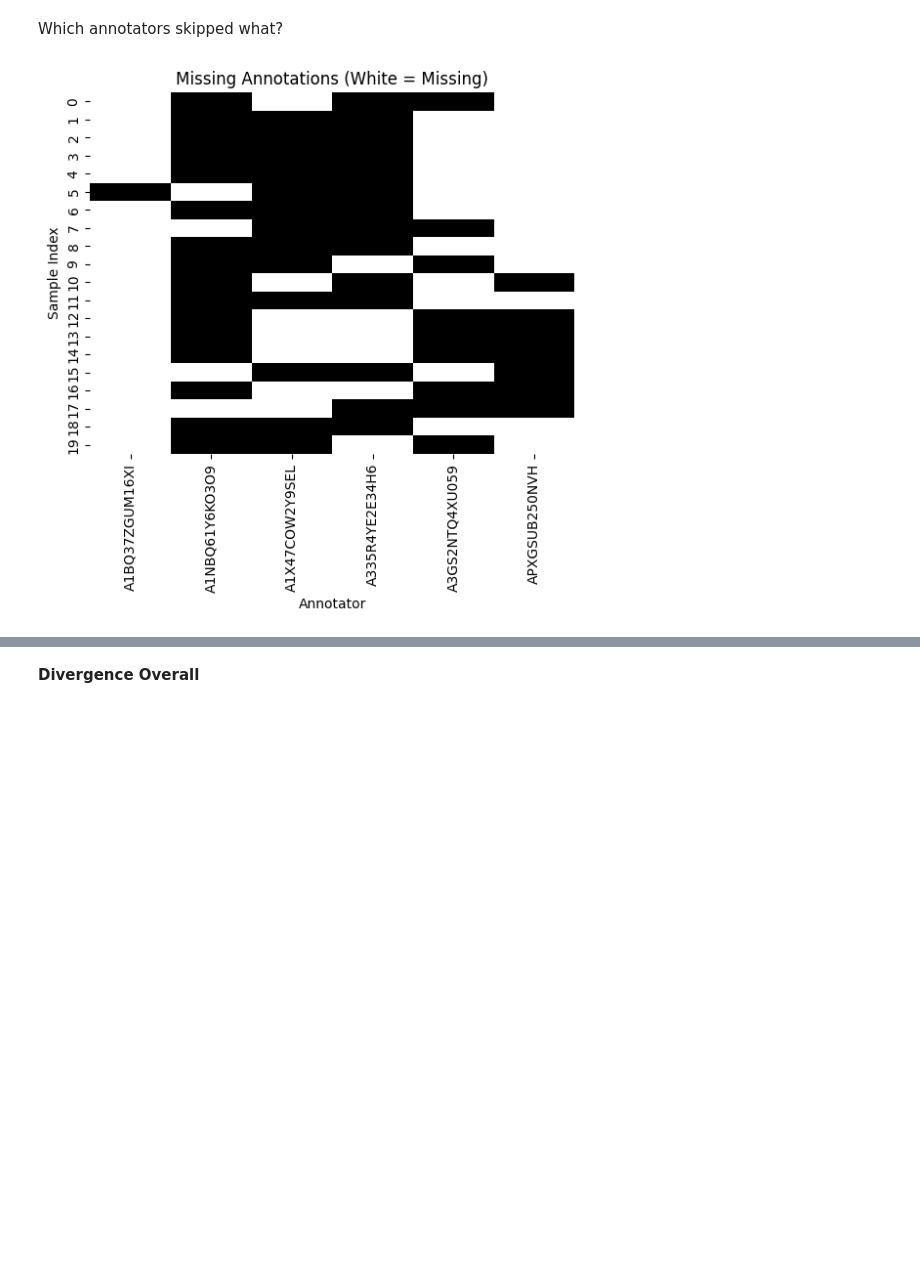
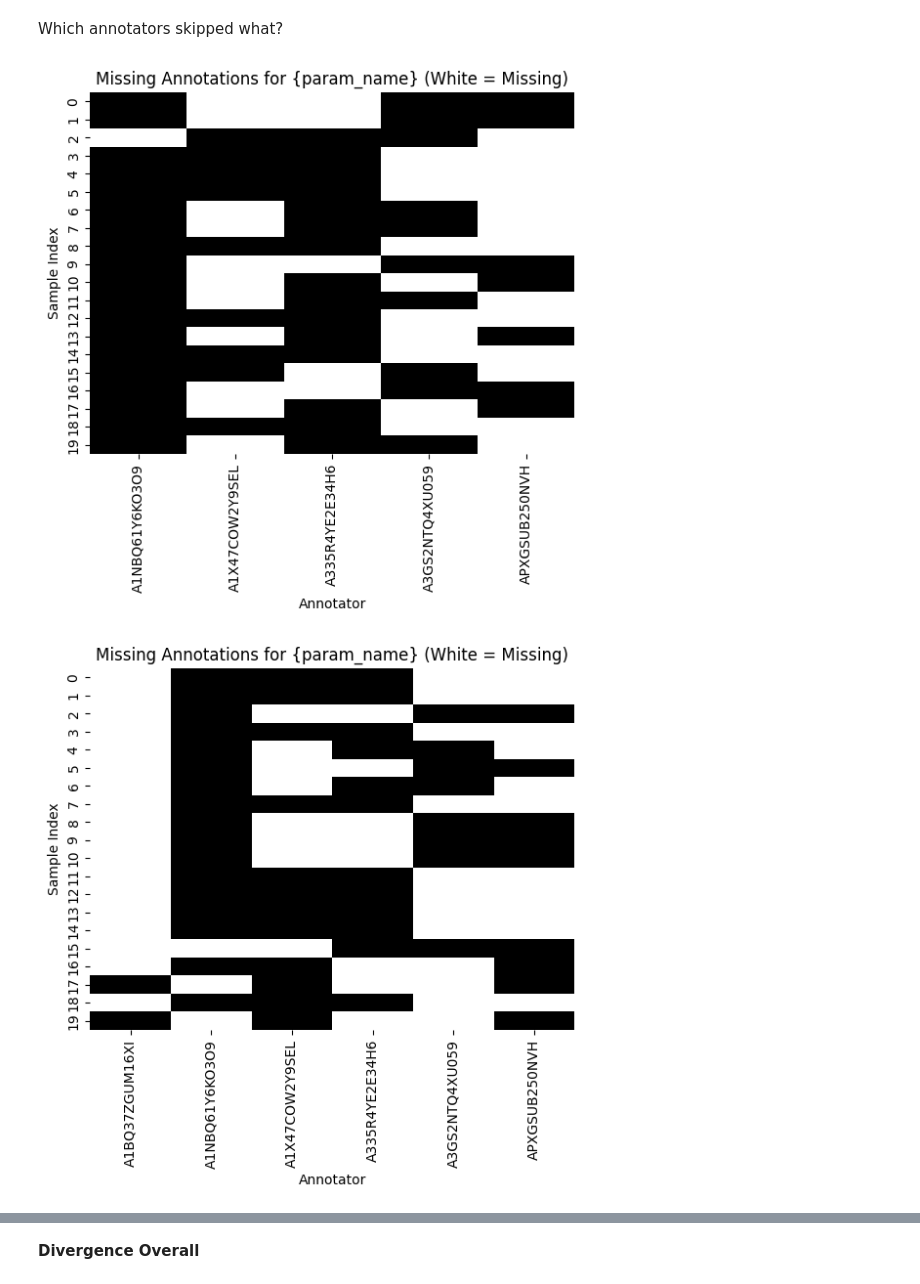
Before and after one commit to toletich311/manifesto_annotations, a Jupyter notebook: Annotations/Annotations_Descriptive_Statistics.ipynb, the cells around one changed output, grey strips where cells are left out. Cells and saved outputs as stored; diff of their text form; code cells hidden in the pictures; blank space fills up the shorter version.

```diff
--- a/Annotations/Annotations_Descriptive_Statistics.ipynb
+++ b/Annotations/Annotations_Descriptive_Statistics.ipynb
@@ -105,6 +129,8 @@ for param in df['Input.parameter'].unique():
         values='Input.label'
     ).reset_index()  # <-- Keep HITId as a column
 
+    pivot.columns.name = None
+
     # Optionally, sort columns so HITId is first
     cols = ['HITId'] + [col for col in pivot.columns if col != 'HITId']
     pivot = pivot[cols]
@@ -233,18 +344,3 @@ standard model but can only compare two annotators; therefore, we take a pair-wi
 Cohen's Kappa will likely not work - even with a pairwise approach. It may be more benificial to do create an aggregate table
 # %% [markdown]
 ## Third Try: Fleiss' Kappa
-# %%
-for param_name, df_param in param_dfs.items():
-    try:
-        # prep data
-        ratings = df_param.drop(columns='HITId')
-        counts = []
-
-        # Compute Fleiss' Kappa
-        print(ratings)
-        kappa = fleiss_kappa(ratings)
-        print(f"------------------\nParameter: {param_name}")
-        print(f"Fleiss' Kappa: {kappa:.3f}")
-
-    except Exception as e:
-        print(f"Error computing Fleiss' Kappa for {param_name}: {e}")
@@ -268,0 +367,12 @@ Error computing Fleiss' Kappa for Par411_TechnologyAndInfrastructure:
+# %%
+for param_name, df_counts in param_dfs_label_counts.items():
+    try:
+        count_matrix = df_counts[[0, 1, 2]].to_numpy()
+
+        # Optional: filter out rows with < 2 total ratings
+        count_matrix = count_matrix[count_matrix.sum(axis=1) >= 2]
+
+        kappa = fleiss_kappa(count_matrix)
+        print(f"{param_name}: Fleiss' Kappa = {kappa:.3f}")
+    except Exception as e:
+        print(f"{param_name}: Error computing Fleiss' Kappa: {e}")
@@ -289,10 +425,17 @@ dtype: int64
 # %% [markdown]
 Which annotators skipped what?
 # %%
-sns.heatmap(ratings.isna(), cbar=False, cmap='gray')
-plt.title("Missing Annotations (White = Missing)")
-plt.xlabel("Annotator")
-plt.ylabel("Sample Index")
-plt.show()
+for param_name, df_param in param_dfs.items():
+    try:
+        # cprep data
+        ratings = df_param.drop(columns='HITId')
+        sns.heatmap(ratings.isna(), cbar=False, cmap='gray')
+        plt.title("Missing Annotations for -- (White = Missing)")
+        plt.xlabel("Annotator")
+        plt.ylabel("Sample Index")
+        plt.show()
+    except Exception as e:
+        print(f"Error computing graph for {param_name}: {e}")
 # %% [output]
-[figure, old version]
+[figure, new version]
+[figure, added]
```
Also changed, not shown: parts of 24 cells of this notebook.
